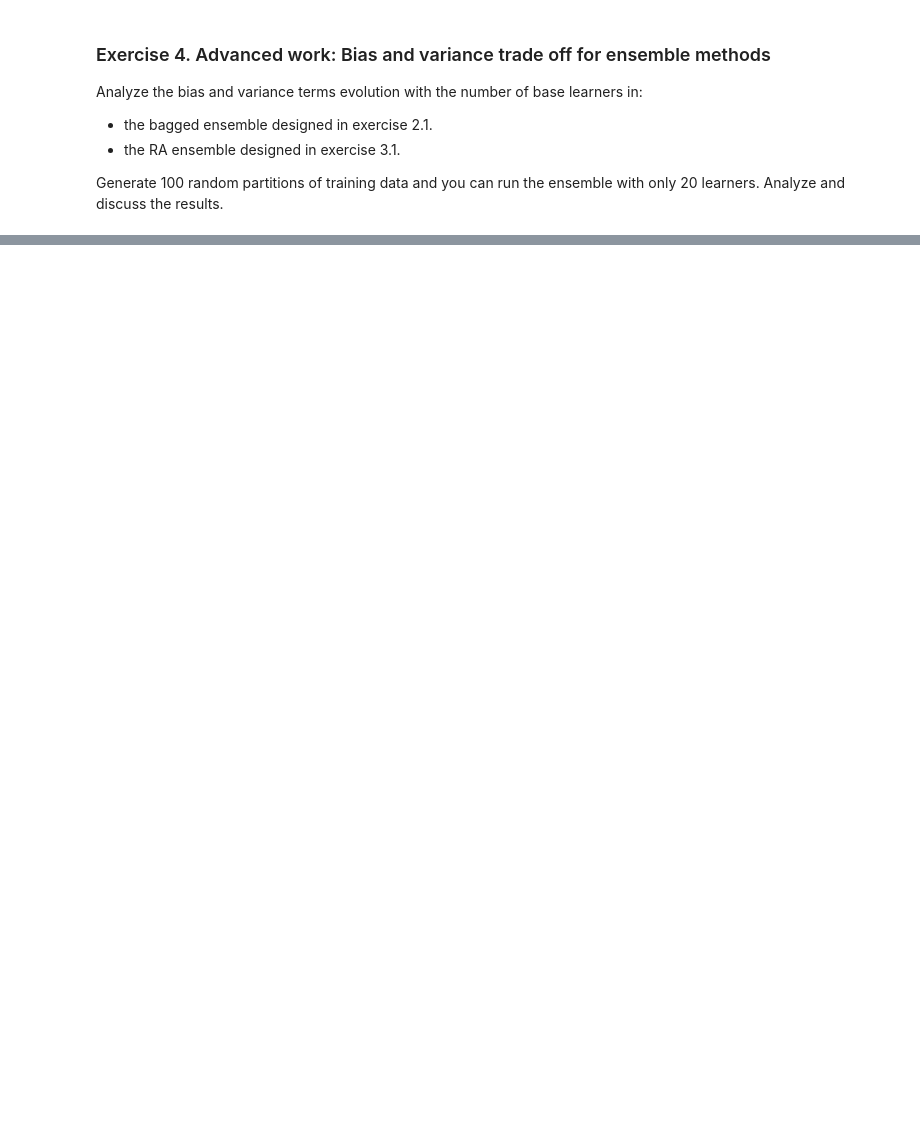
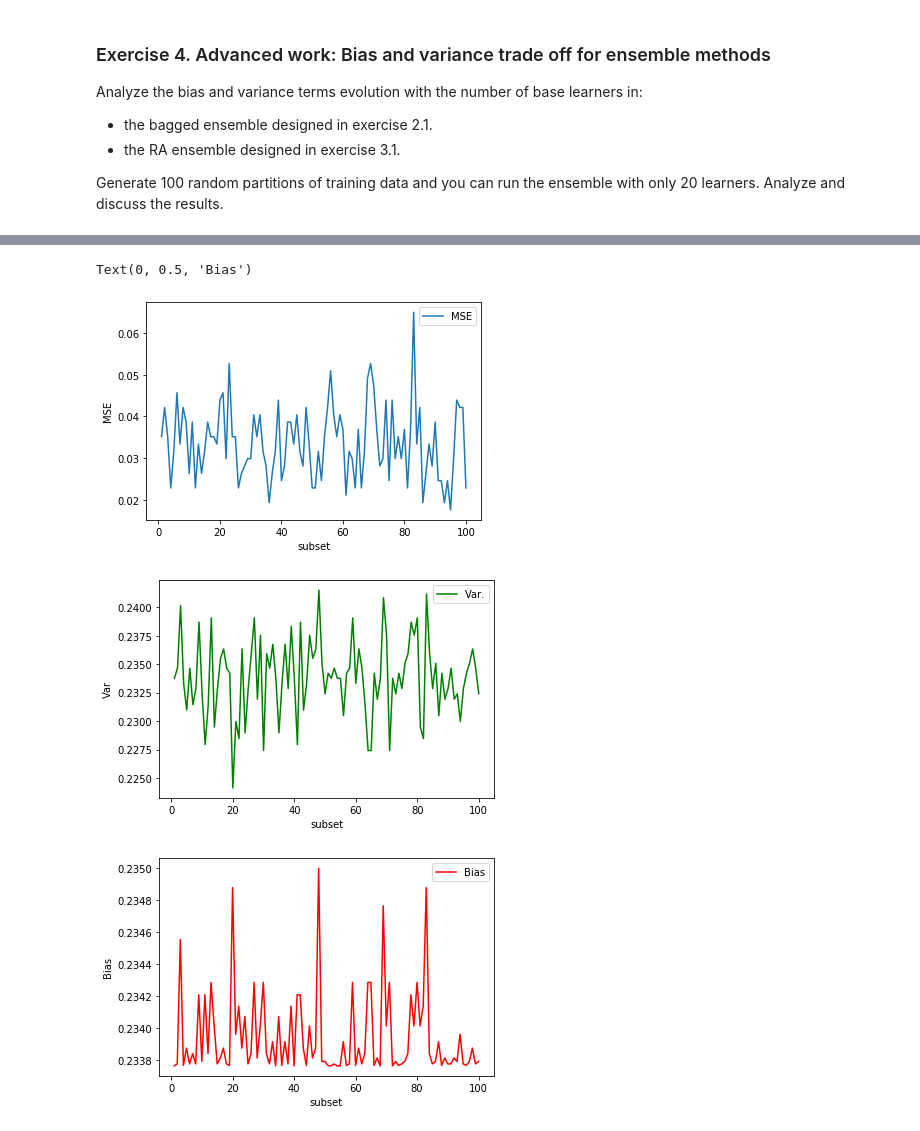
Before and after one commit to ikerarana/Machine-Learning-Notebooks, a Jupyter notebook: Curso Machine Learning UC3M Python/Week 6 - Homework 2 - Ensemblew Methods/HW2.ipynb, the cells around one changed output, grey strips where cells are left out. Saved outputs shown, nothing was run; the diff lists cells and outputs as text; code cells hidden in the pictures; blank space fills up the shorter version.

```diff
--- a/Curso Machine Learning UC3M Python/Week 6 - Homework 2 - Ensemblew Methods/HW2.ipynb
+++ b/Curso Machine Learning UC3M Python/Week 6 - Homework 2 - Ensemblew Methods/HW2.ipynb
@@ -980,0 +993,3 @@ We can check that MSE = Bias^2 + Variance
+# %%
+samplesid = np.random.choice(N, Nsub, replace=False)
+print(samplesid)
@@ -1000,0 +1070,9 @@ Generate 100 random partitions of training data and you can run the ensemble wit
+# %%
+# calcular medias
+def calcularMedias(listaVectores):
+  for i in range(1,len(listaVectores)):
+    lista=[]
+    for values in listaVectores:
+      lista.append(np.mean(values))
+    lista=np.array(lista)
+    return lista
@@ -1000,0 +1124,7 @@ Generate 100 random partitions of training data and you can run the ensemble wit
+# %%
+print(bias[1])
+print(bias[6])
+
+bias=calcularMedias(Bias2)
+var=calcularMedias(Var)
+mse=calcularMedias(MSE)
@@ -1000,0 +1162,31 @@ Generate 100 random partitions of training data and you can run the ensemble wit
+# %%
+
+plt.figure()
+plt.plot(range(1,numParticiones+1), mse, label='MSE')
+
+
+plt.legend()
+plt.xlabel('subset')
+plt.ylabel('MSE')
+
+plt.figure()
+plt.plot(range(1,numParticiones+1), var,'g', label='Var.')
+
+
+plt.legend()
+plt.xlabel('subset')
+plt.ylabel('Var')
+
+plt.figure()
+plt.plot(range(1,numParticiones+1), bias,'r', label='Bias')
+
+
+
+plt.legend()
+plt.xlabel('subset')
+plt.ylabel('Bias')
+# %% [output]
+Text(0, 0.5, 'Bias')
+[figure, added]
+[figure, added]
+[figure, added]
```
Also changed, not shown: parts of 23 cells of this notebook.
